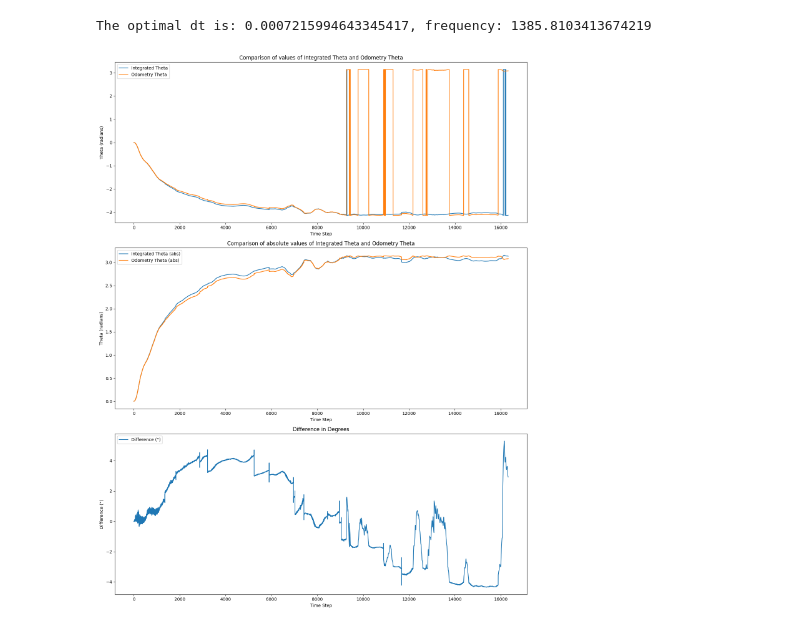
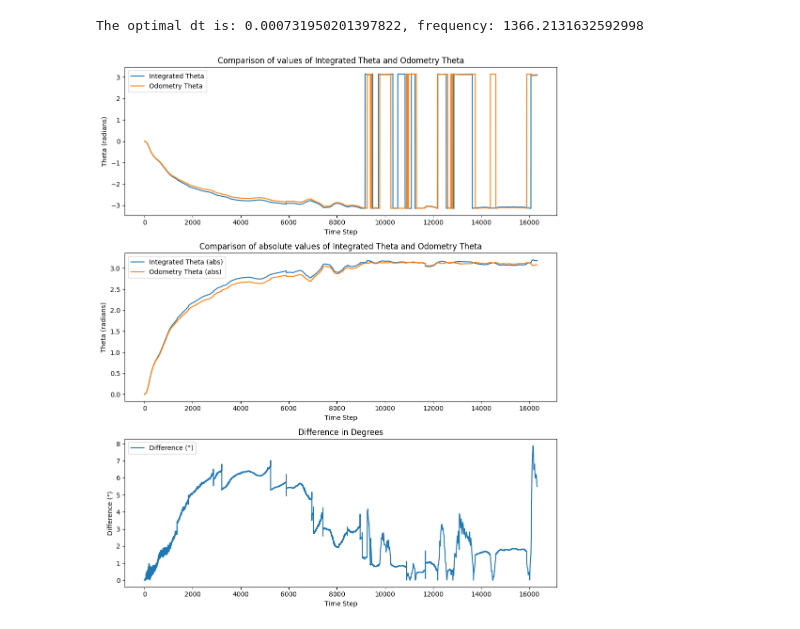
Before and after one commit to chances190/PS-RoboCIn-2024.2, a Jupyter notebook: process_dataset.ipynb, the cells around one changed output. Cells and saved outputs as stored; diff of their text form; code cells hidden in the pictures.

```diff
--- a/process_dataset.ipynb
+++ b/process_dataset.ipynb
@@ -141,14 +141,14 @@ def process_log_data_abs(data, dt):
         integrated_theta = abs(integrated_theta_s)
         integrated_theta_list.append(integrated_theta)
         odometry_theta_list.append(odometry_theta)
-        difference = (integrated_theta - odometry_theta) * (180.0 / math.pi)  # Convert to degrees
+        difference = abs((integrated_theta - odometry_theta) * (180.0 / math.pi))  # Convert to degrees
         difference_list.append(difference)
 
     return integrated_theta_list, odometry_theta_list, difference_list
 
 integrated_theta_list_abs, odometry_theta_list_abs, difference_list_abs = process_log_data_abs(data, 1 / sampling_rate)
 
-plt.figure(figsize=(14, 12))
+plt.figure(figsize=(10, 8))
 
 plt.subplot(2, 1, 1)
 plt.plot(integrated_theta_list, label='Integrated Theta (abs)')
@@ -172,17 +172,16 @@ plt.show()
 # %%
 from scipy.optimize import minimize
 
-def objective_function(dt, data, cutoff_frequency):
-    filtered_local_w = low_pass_filter(data['local_w'], cutoff_frequency, 1/dt)
-    integrated_theta_list, odometry_theta_list, _ = process_log_data_abs(pd.DataFrame({'local_w': filtered_local_w, 'odometry_theta': data['odometry_theta']}), dt)
-    difference_sum = sum(abs(integrated_theta - odometry_theta) for integrated_theta, odometry_theta in zip(integrated_theta_list, odometry_theta_list))
-    return difference_sum
+def objective_function(dt, data):
+    _, _, difference_list = process_log_data(data, dt)
+    return sum(map(abs, difference_list))
 
-# Initial guess for dt
-initial_dt = 1 / sampling_rate
+# Define the missing variables
+bounds = [(1/1400, 1/1200)]  # Example bounds, replace with actual bounds
+initial_dt = 1 / sampling_rate # Initial guess for dt
 
 # Optimize dt
-result = minimize(objective_function, initial_dt, args=(data, cutoff_frequency), bounds=bounds, method='L-BFGS-B')
+result = minimize(objective_function, initial_dt, args=(data), bounds=bounds)
 optimal_dt = result.x[0]
 
 print(f"The optimal dt is: {optimal_dt}, frequency: {1/optimal_dt}")
@@ -191,37 +190,37 @@ print(f"The optimal dt is: {optimal_dt}, frequency: {1/optimal_dt}")
 integrated_theta_list_new, odometry_theta_list_new, difference_list_new = process_log_data(data, optimal_dt)
 integrated_theta_list_new_abs, odometry_theta_list_new_abs, difference_list_new_abs = process_log_data_abs(data, optimal_dt)
 
-plt.figure(figsize=(14,18))
+plt.figure(figsize=(10,12))
 
 plt.subplot(3, 1, 1)
 plt.plot(integrated_theta_list_new, label='Integrated Theta')
 plt.plot(odometry_theta_list_new, label='Odometry Theta')
 plt.xlabel('Time Step')
 plt.ylabel('Theta (radians)')
 plt.legend()
 plt.title('Comparison of values of Integrated Theta and Odometry Theta')
 
 plt.subplot(3, 1, 2)
 plt.plot(integrated_theta_list_new_abs, label='Integrated Theta (abs)')
 plt.plot(odometry_theta_list_new_abs, label='Odometry Theta (abs)')
 plt.xlabel('Time Step')
 plt.ylabel('Theta (radians)')
 plt.legend()
 plt.title('Comparison of absolute values of Integrated Theta and Odometry Theta')
 
 plt.subplot(3, 1, 3)
 plt.plot(difference_list_new_abs, label='Difference (°)')
 plt.xlabel('Time Step')
 plt.ylabel('Difference (°)')
 plt.legend()
 plt.title('Difference in Degrees')
 
 plt.tight_layout()
-plt.savefig("D:\\Chances\\Documents\\PS RoboCIn 2024.2\\result_plt.png")
+plt.savefig("result_plt.png")
 plt.show()
 # %% [output]
-The optimal dt is: 0.0007215994643345417, frequency: 1385.8103413674219
+The optimal dt is: 0.000731950201397822, frequency: 1366.2131632592998
-[figure, old version]
+[figure, new version]
 # %%
 # Create a dictionary with the values
 result_dict = {
```
Also changed, not shown: parts of 8 cells of this notebook, 2 other files.
